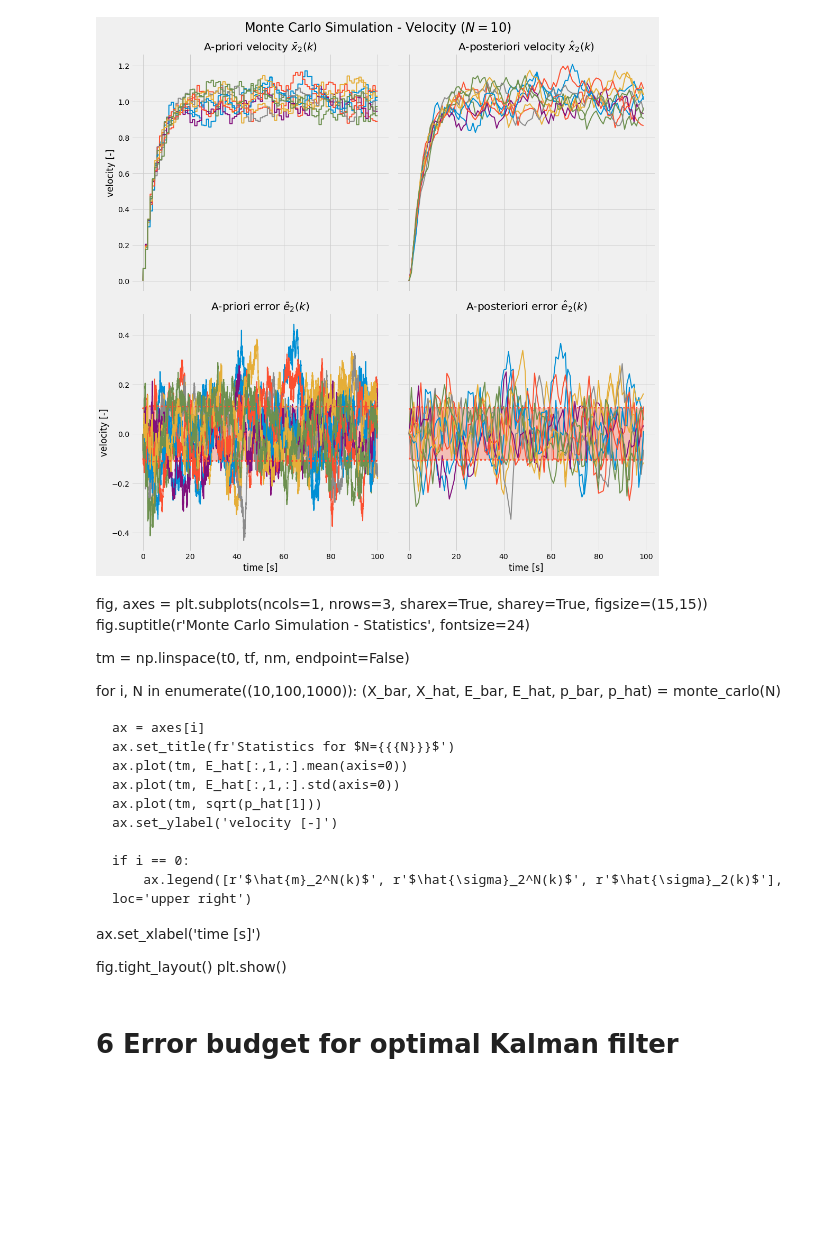
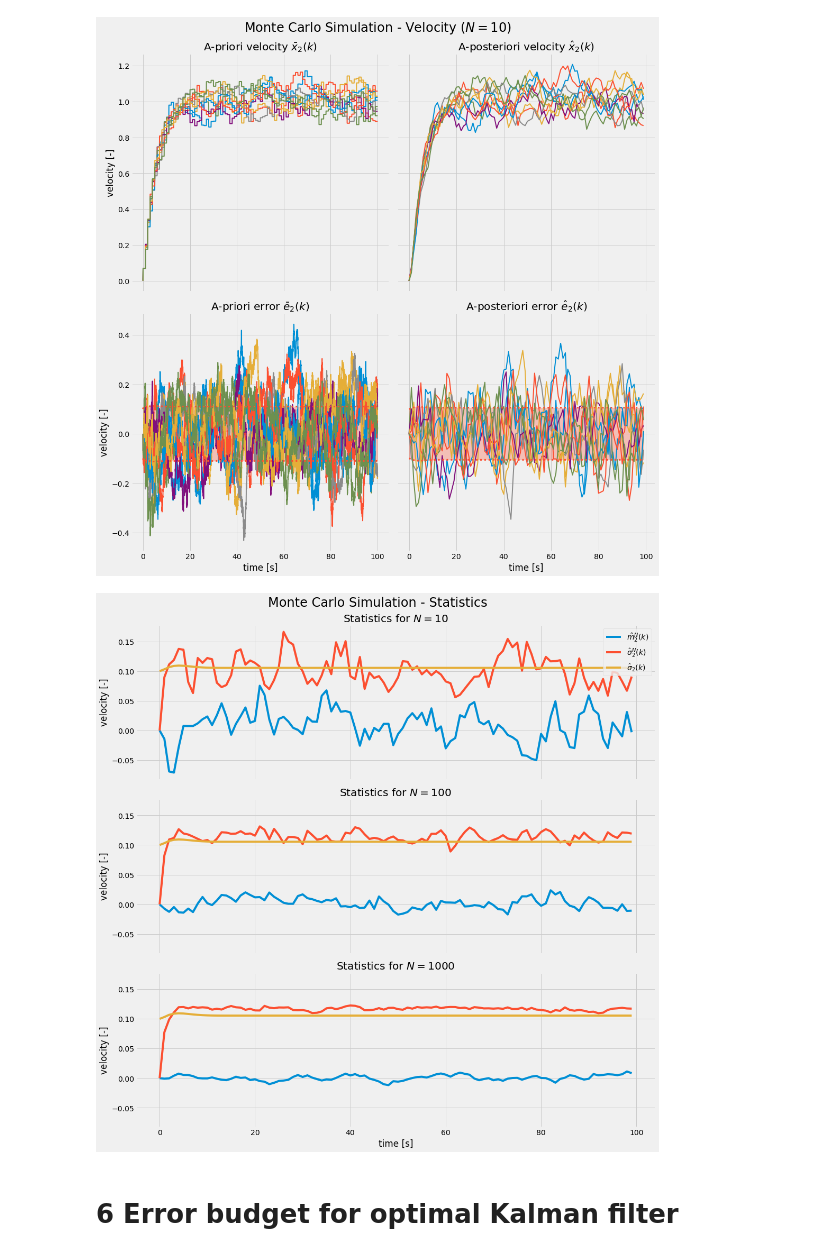
Before and after one commit to fonstelien/TEK4050, a Jupyter notebook: project/project.ipynb, the cells around one changed output. Drawn from its saved outputs; the diff is of its cells as text; code cells hidden in the pictures; blank space fills up the shorter version.

```diff
--- a/project/project.ipynb
+++ b/project/project.ipynb
@@ -543,7 +567,7 @@ def monte_carlo(N):
         z = H@xm + w
 
         # Run Kalman filter simulation
-        (x_bar, x_hat, p_bar, p_hat) = run_kalman(z, u, FiK, LaK, GaK, P0, H, R, mi)
+        (x_bar, x_hat, p_bar, p_hat) = kalman_filter(z, u, FiK, LaK, GaK, P0, H, R, mi)
         X_bar.append(x_bar)
         X_hat.append(x_hat)
         E_bar.append(xs-x_bar)
@@ -593,30 +617,32 @@ fig.tight_layout()
 plt.show()
 # %% [output]
 [figure]
-# %% [markdown]
-fig, axes = plt.subplots(ncols=1, nrows=3, sharex=True, sharey=True, figsize=(15,15))
-fig.suptitle(r'Monte Carlo Simulation - Statistics', fontsize=24)
-
-tm = np.linspace(t0, tf, nm, endpoint=False)
-
-for i, N in enumerate((10,100,1000)):
-    (X_bar, X_hat, E_bar, E_hat, p_bar, p_hat) = monte_carlo(N)
-
-    ax = axes[i]
-    ax.set_title(fr'Statistics for $N={{{N}}}$')
-    ax.plot(tm, E_hat[:,1,:].mean(axis=0))
-    ax.plot(tm, E_hat[:,1,:].std(axis=0))
-    ax.plot(tm, sqrt(p_hat[1]))
-    ax.set_ylabel('velocity [-]')
-
-    if i == 0:
-        ax.legend([r'$\hat{m}_2^N(k)$', r'$\hat{\sigma}_2^N(k)$', r'$\hat{\sigma}_2(k)$'], loc='upper right')
-
-
-ax.set_xlabel('time [s]')
-
-fig.tight_layout()
-plt.show()
+# %%
+fig, axes = plt.subplots(ncols=1, nrows=3, sharex=True, sharey=True, figsize=(15,15))
+fig.suptitle(r'Monte Carlo Simulation - Statistics', fontsize=24)
+
+tm = np.linspace(t0, tf, nm, endpoint=False)
+
+for i, N in enumerate((10,100,1000)):
+    (X_bar, X_hat, E_bar, E_hat, p_bar, p_hat) = monte_carlo(N)
+
+    ax = axes[i]
+    ax.set_title(fr'Statistics for $N={{{N}}}$')
+    ax.plot(tm, E_hat[:,1,:].mean(axis=0))
+    ax.plot(tm, E_hat[:,1,:].std(axis=0))
+    ax.plot(tm, sqrt(p_hat[1]))
+    ax.set_ylabel('velocity [-]')
+
+    if i == 0:
+        ax.legend([r'$\hat{m}_2^N(k)$', r'$\hat{\sigma}_2^N(k)$', r'$\hat{\sigma}_2(k)$'], loc='upper right')
+
+
+ax.set_xlabel('time [s]')
+
+fig.tight_layout()
+plt.show()
+# %% [output]
+[figure, added]
 # %% [markdown]
 # 6 Error budget for optimal Kalman filter
 # %%
```
Also changed, not shown: parts of 10 cells of this notebook.
